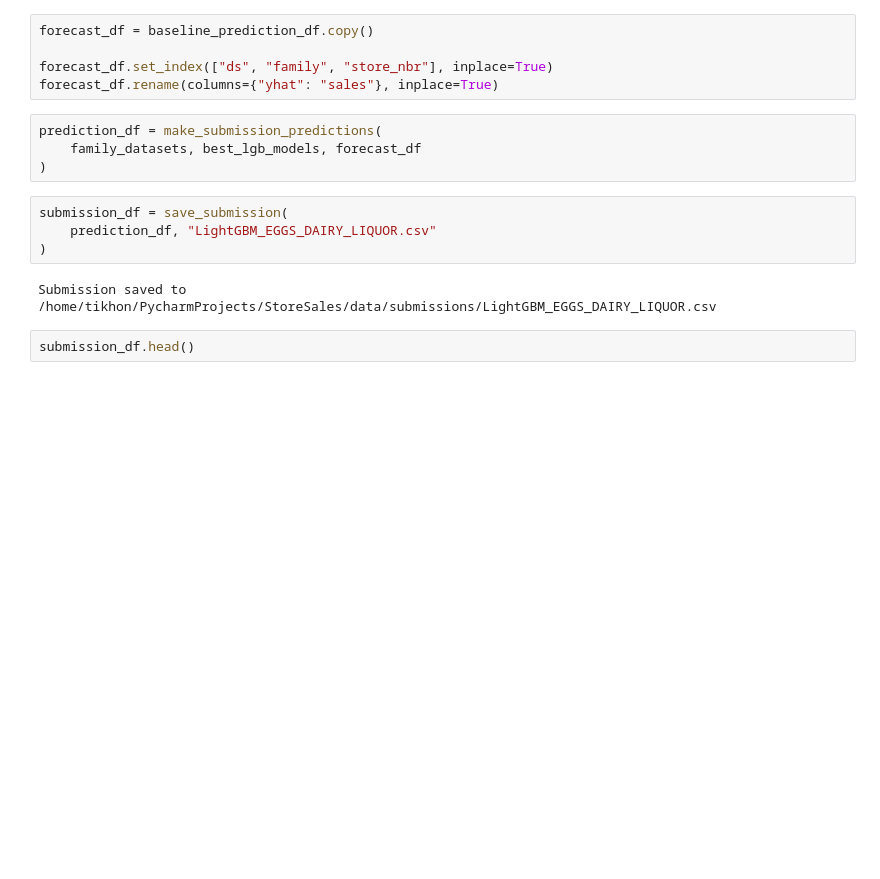
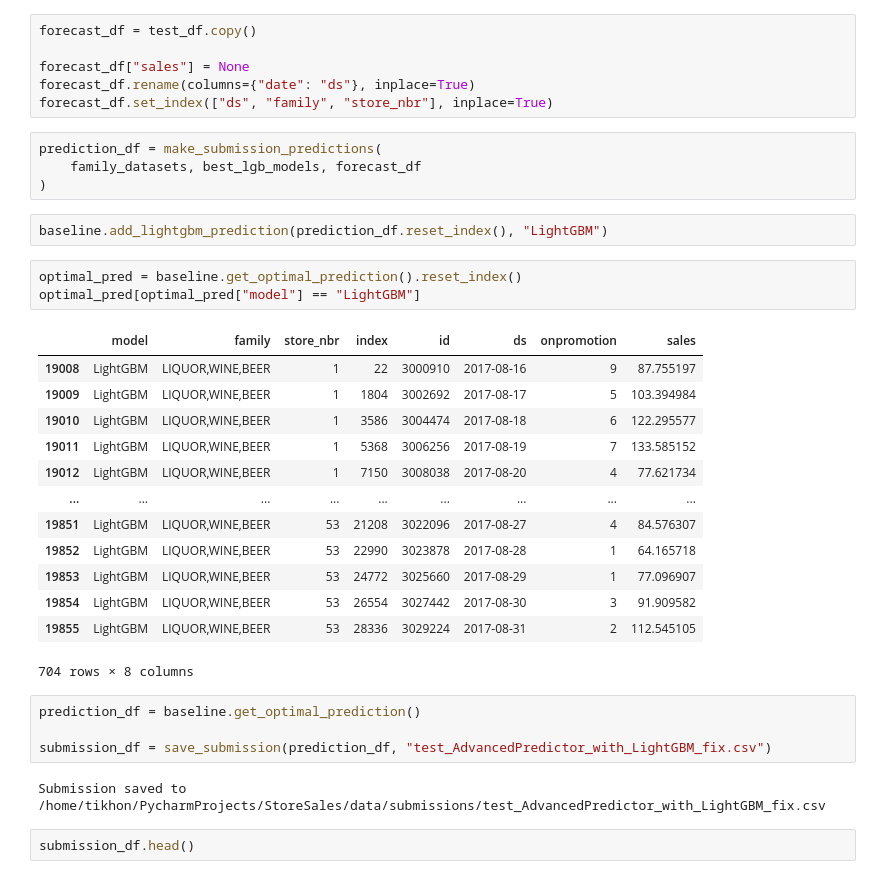
Before and after one commit to Tikhon-Radkevich/Store-Sales, a Jupyter notebook: notebooks/light_gbm/darts_light_gbm_implementation.ipynb, the cells around one changed output. Drawn from its saved outputs; the diff is of its cells as text; blank space fills up the shorter version.

```diff
--- a/notebooks/light_gbm/darts_light_gbm_implementation.ipynb
+++ b/notebooks/light_gbm/darts_light_gbm_implementation.ipynb
@@ -332,20 +428,40 @@ Loss without LightGBM: 0.4177338467167706
 ## Submission
 ### Predict && Save
 # %%
-forecast_df = baseline_prediction_df.copy()
+forecast_df = test_df.copy()
 
+forecast_df["sales"] = None
+forecast_df.rename(columns={"date": "ds"}, inplace=True)
 forecast_df.set_index(["ds", "family", "store_nbr"], inplace=True)
-forecast_df.rename(columns={"yhat": "sales"}, inplace=True)
 # %%
 prediction_df = make_submission_predictions(
     family_datasets, best_lgb_models, forecast_df
 )
+# %%
+baseline.add_lightgbm_prediction(prediction_df.reset_index(), "LightGBM")
+# %%
+optimal_pred = baseline.get_optimal_prediction().reset_index()
+optimal_pred[optimal_pred["model"] == "LightGBM"]
+# %% [output]
+|  | model | family | store_nbr | index | id | ds | onpromotion | sales |
+| 19008 | LightGBM | LIQUOR,WINE,BEER | 1 | 22 | 3000910 | 2017-08-16 | 9 | 87.755197 |
+| 19009 | LightGBM | LIQUOR,WINE,BEER | 1 | 1804 | 3002692 | 2017-08-17 | 5 | 103.394984 |
+| 19010 | LightGBM | LIQUOR,WINE,BEER | 1 | 3586 | 3004474 | 2017-08-18 | 6 | 122.295577 |
+| 19011 | LightGBM | LIQUOR,WINE,BEER | 1 | 5368 | 3006256 | 2017-08-19 | 7 | 133.585152 |
+| 19012 | LightGBM | LIQUOR,WINE,BEER | 1 | 7150 | 3008038 | 2017-08-20 | 4 | 77.621734 |
+| ... | ... | ... | ... | ... | ... | ... | ... | ... |
+| 19851 | LightGBM | LIQUOR,WINE,BEER | 53 | 21208 | 3022096 | 2017-08-27 | 4 | 84.576307 |
+| 19852 | LightGBM | LIQUOR,WINE,BEER | 53 | 22990 | 3023878 | 2017-08-28 | 1 | 64.165718 |
+| 19853 | LightGBM | LIQUOR,WINE,BEER | 53 | 24772 | 3025660 | 2017-08-29 | 1 | 77.096907 |
+| 19854 | LightGBM | LIQUOR,WINE,BEER | 53 | 26554 | 3027442 | 2017-08-30 | 3 | 91.909582 |
+| 19855 | LightGBM | LIQUOR,WINE,BEER | 53 | 28336 | 3029224 | 2017-08-31 | 2 | 112.545105 |
+704 rows × 8 columns
 # %%
-submission_df = save_submission(
-    prediction_df, "LightGBM_EGGS_DAIRY_LIQUOR.csv"
-)
+prediction_df = baseline.get_optimal_prediction()
+
+submission_df = save_submission(prediction_df, "test_AdvancedPredictor_with_LightGBM_fix.csv")
 # %% [output]
-Submission saved to /home/tikhon/PycharmProjects/StoreSales/data/submissions/LightGBM_EGGS_DAIRY_LIQUOR.csv
+Submission saved to /home/tikhon/PycharmProjects/StoreSales/data/submissions/test_AdvancedPredictor_with_LightGBM_fix.csv
 # %%
 submission_df.head()
 # %% [output]
```
Also changed, not shown: parts of 29 cells of this notebook.
